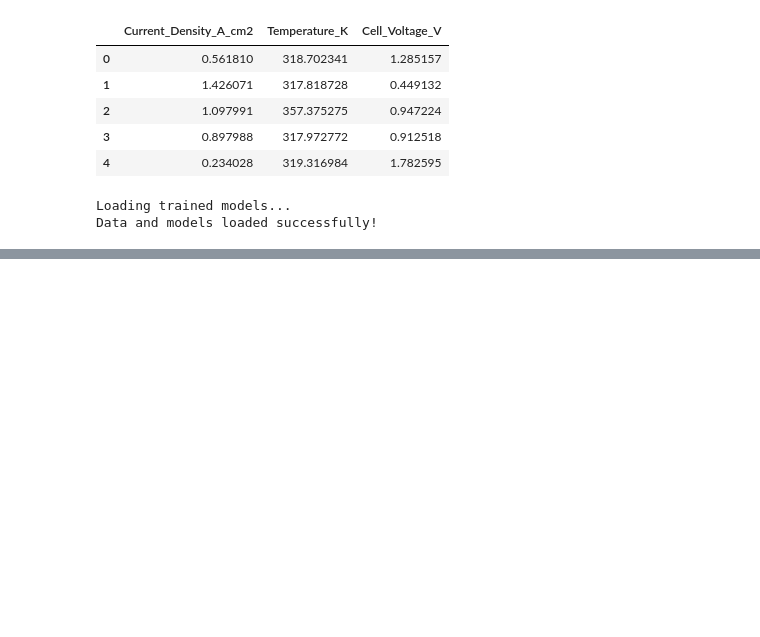
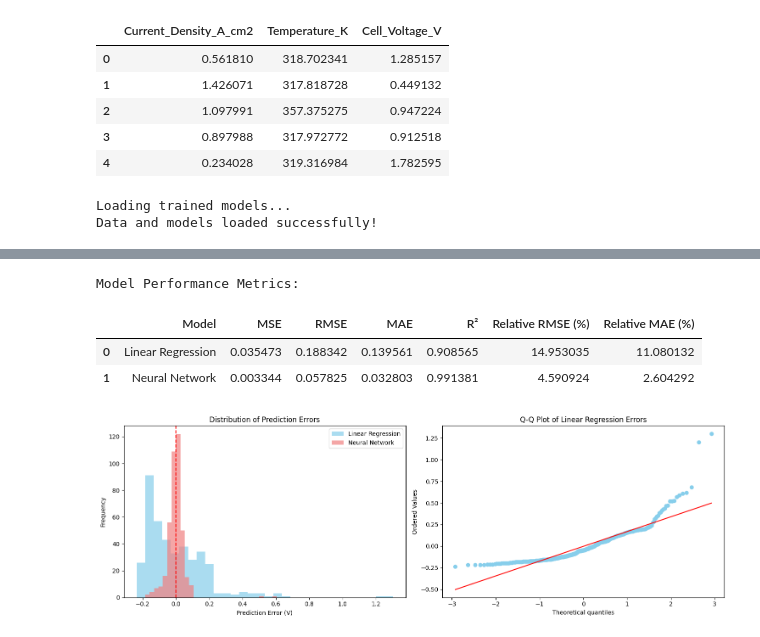
Before and after one commit to surak-alf/Fuel_Cell_prediction, a Jupyter notebook: notebooks/deep_analysis.ipynb, the cells around one changed output, grey strips where cells are left out. Drawn from its saved outputs; the diff is of its cells as text; code cells hidden in the pictures; blank space fills up the shorter version.

```diff
--- a/notebooks/deep_analysis.ipynb
+++ b/notebooks/deep_analysis.ipynb
@@ -65,0 +127,77 @@ Data and models loaded successfully!
+# %%
+# 2.1 Comprehensive Model Evaluation
+def calculate_metrics(y_true, y_pred, model_name):
+    mse = mean_squared_error(y_true, y_pred)
+    rmse = np.sqrt(mse)
+    mae = mean_absolute_error(y_true, y_pred)
+    r2 = r2_score(y_true, y_pred)
+
+    # Calculate relative errors
+    relative_rmse = rmse / np.mean(y_true) * 100
+    relative_mae = mae / np.mean(y_true) * 100
+
+    return {
+        'Model': model_name,
+        'MSE': mse,
+        'RMSE': rmse,
+        'MAE': mae,
+        'R²': r2,
+        'Relative RMSE (%)': relative_rmse,
+        'Relative MAE (%)': relative_mae
+    }
+
+# Calculate metrics for both models
+lr_metrics = calculate_metrics(y_test, lr_pred, 'Linear Regression')
+nn_metrics = calculate_metrics(y_test, nn_pred, 'Neural Network')
+
+# Create comparison dataframe
+metrics_df = pd.DataFrame([lr_metrics, nn_metrics])
+print("Model Performance Metrics:")
+display(metrics_df)
+
+# 2.2 Error Distribution Analysis
+fig, axes = plt.subplots(1, 2, figsize=(15, 5))
+
+# Error histograms
+lr_errors = y_test - lr_pred
+nn_errors = y_test - nn_pred
+
+axes[0].hist(lr_errors, bins=30, alpha=0.7, color='skyblue', label='Linear Regression')
+axes[0].hist(nn_errors, bins=30, alpha=0.7, color='lightcoral', label='Neural Network')
+axes[0].axvline(0, color='red', linestyle='--')
+axes[0].set_xlabel('Prediction Error (V)')
+axes[0].set_ylabel('Frequency')
+axes[0].set_title('Distribution of Prediction Errors')
+axes[0].legend()
+
+# QQ plot for normality check
+stats.probplot(lr_errors, dist="norm", plot=axes[1])
+axes[1].set_title('Q-Q Plot of Linear Regression Errors')
+axes[1].get_lines()[0].set_markerfacecolor('skyblue')
+axes[1].get_lines()[0].set_markeredgecolor('skyblue')
+
+plt.tight_layout()
+plt.show()
+
+# 2.3 Statistical tests for error differences
+print("Error Analysis:")
+print(f"Linear Regression Error Mean: {lr_errors.mean():.6f} V")
+print(f"Neural Network Error Mean: {nn_errors.mean():.6f} V")
+print(f"Linear Regression Error Std: {lr_errors.std():.6f} V")
+print(f"Neural Network Error Std: {nn_errors.std():.6f} V")
+
+# T-test to see if error means are significantly different
+t_stat, p_value = stats.ttest_rel(lr_errors, nn_errors)
+print(f"\nPaired t-test between model errors:")
+print(f"t-statistic: {t_stat:.4f}, p-value: {p_value:.4e}")
+
+if p_value < 0.05:
+    print("The difference in errors is statistically significant (p < 0.05)")
+else:
+    print("The difference in errors is not statistically significant (p >= 0.05)")
+# %% [output]
+Model Performance Metrics:
+|  | Model | MSE | RMSE | MAE | R² | Relative RMSE (%) | Relative MAE (%) |
+| 0 | Linear Regression | 0.035473 | 0.188342 | 0.139561 | 0.908565 | 14.953035 | 11.080132 |
+| 1 | Neural Network | 0.003344 | 0.057825 | 0.032803 | 0.991381 | 4.590924 | 2.604292 |
+[figure, added]
```
Also changed, not shown: parts of 7 cells of this notebook.
